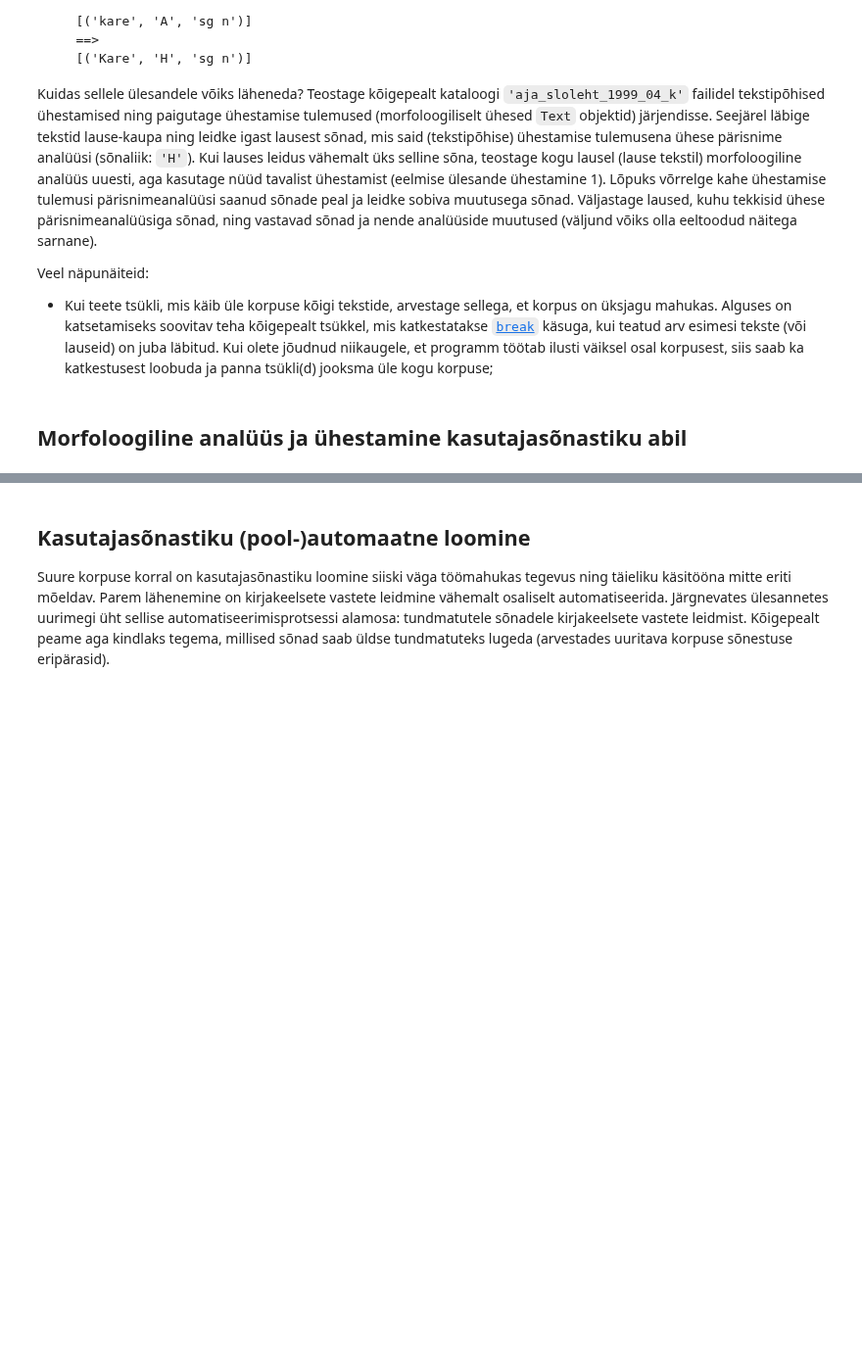
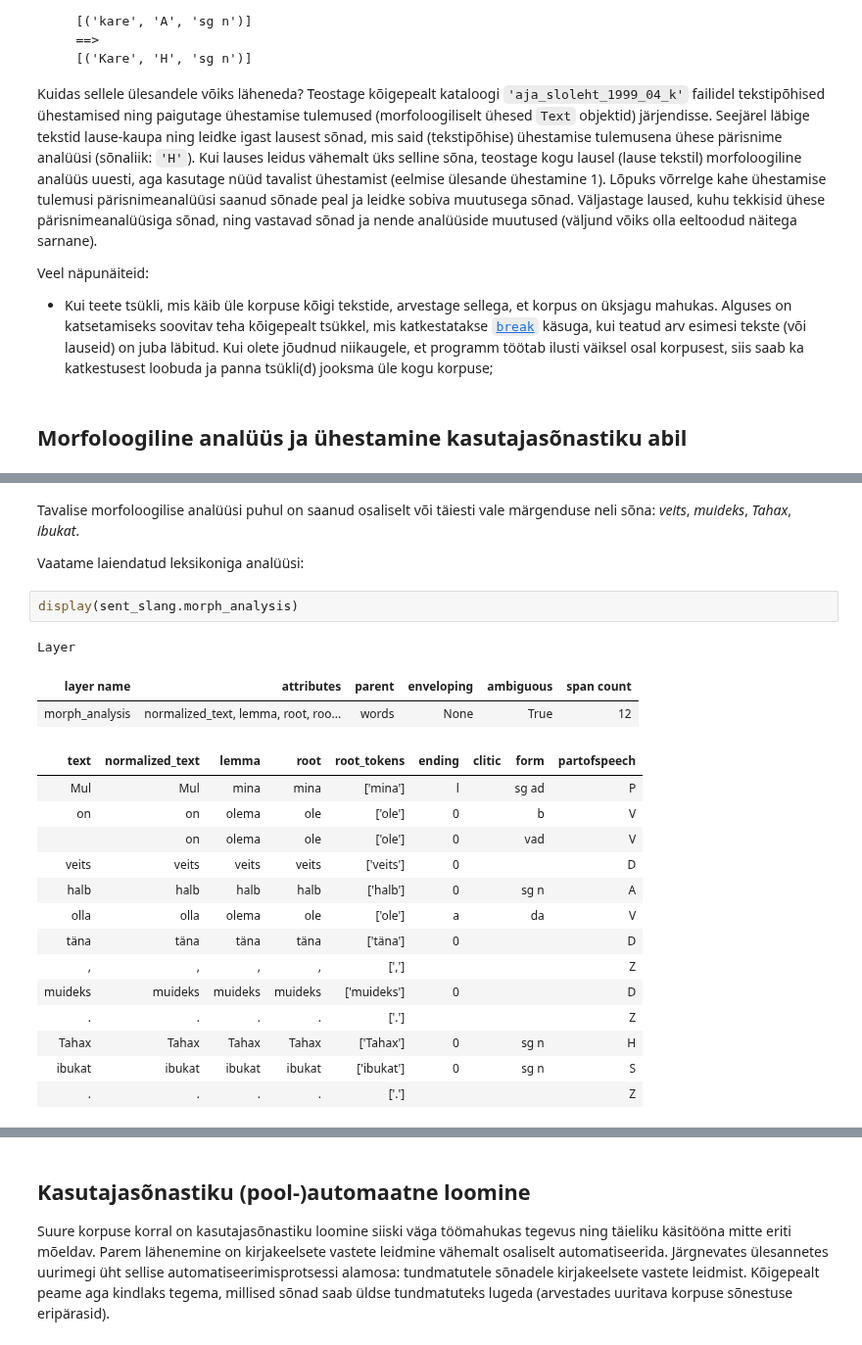
Before and after one commit to d009/EstNLP, a Jupyter notebook: Praktikum3/Praktikum_3.ipynb, the cells around one changed output, grey strips where cells are left out. Shown at 98% size. Cells and saved outputs as stored; diff of their text form; blank space fills up the shorter version.

```diff
--- a/Praktikum3/Praktikum_3.ipynb
+++ b/Praktikum3/Praktikum_3.ipynb
@@ -319,0 +355,24 @@ vahekorra => [('vahekord', 'S', 'sg g')]
+# %% [markdown]
+Tavalise morfoloogilise analüüsi puhul on saanud osaliselt või täiesti vale märgenduse neli sõna: *veits*, *muideks*, *Tahax*, *ibukat*.
+
+Vaatame laiendatud leksikoniga analüüsi:
+# %%
+display(sent_slang.morph_analysis)
+# %% [output]
+Layer
+| layer name | attributes | parent | enveloping | ambiguous | span count |
+| morph_analysis | normalized_text, lemma, root, roo... | words | None | True | 12 |
+| text | normalized_text | lemma | root | root_tokens | ending | clitic | form | partofspeech |
+| Mul | Mul | mina | mina | ['mina'] | l |  | sg ad | P |
+| on | on | olema | ole | ['ole'] | 0 |  | b | V |
+|  | on | olema | ole | ['ole'] | 0 |  | vad | V |
+| veits | veits | veits | veits | ['veits'] | 0 |  |  | D |
+| halb | halb | halb | halb | ['halb'] | 0 |  | sg n | A |
+| olla | olla | olema | ole | ['ole'] | a |  | da | V |
+| täna | täna | täna | täna | ['täna'] | 0 |  |  | D |
+| , | , | , | , | [','] |  |  |  | Z |
+| muideks | muideks | muideks | muideks | ['muideks'] | 0 |  |  | D |
+| . | . | . | . | ['.'] |  |  |  | Z |
+| Tahax | Tahax | Tahax | Tahax | ['Tahax'] | 0 |  | sg n | H |
+| ibukat | ibukat | ibukat | ibukat | ['ibukat'] | 0 |  | sg n | S |
+| . | . | . | . | ['.'] |  |  |  | Z |
```
Also changed, not shown: parts of 105 cells of this notebook.
